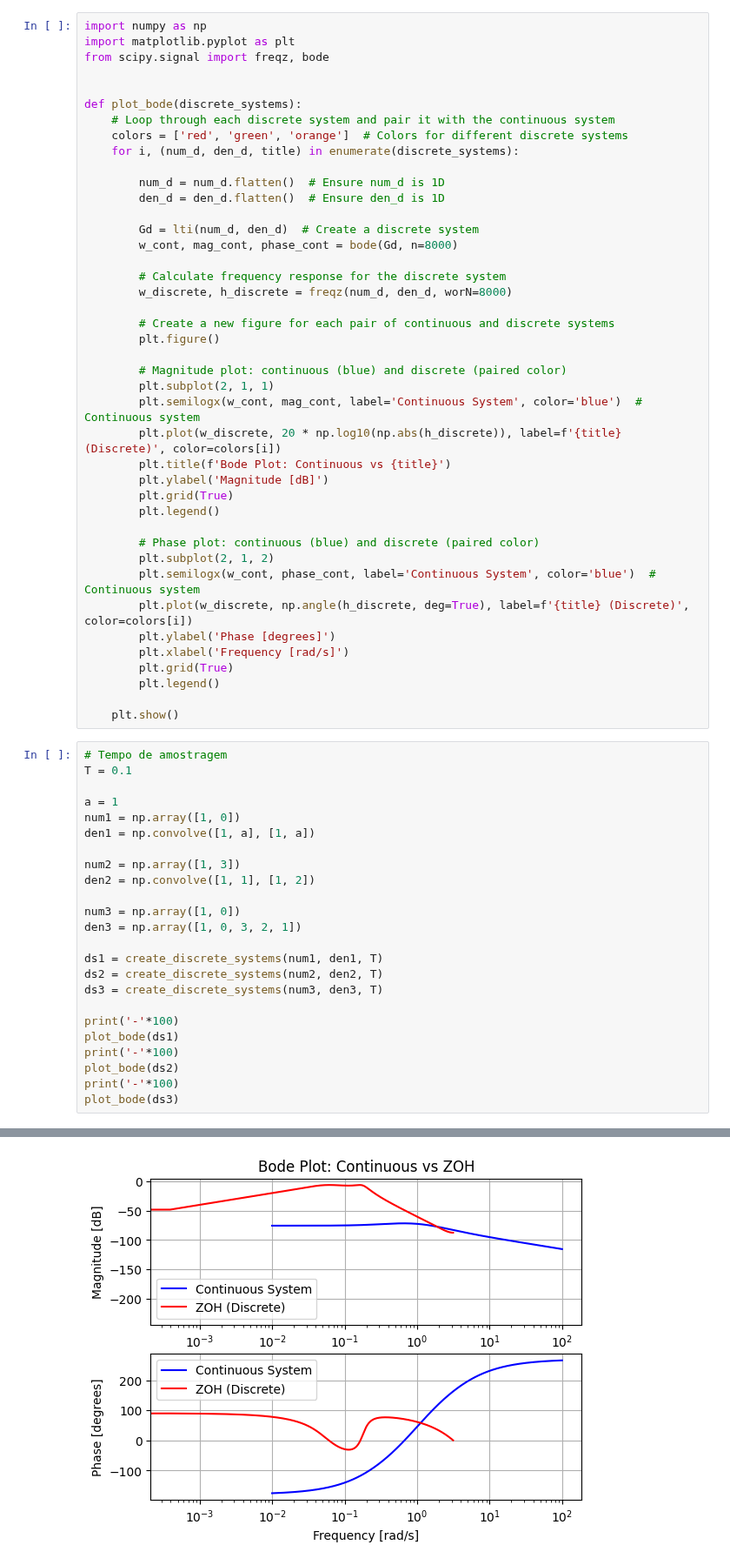
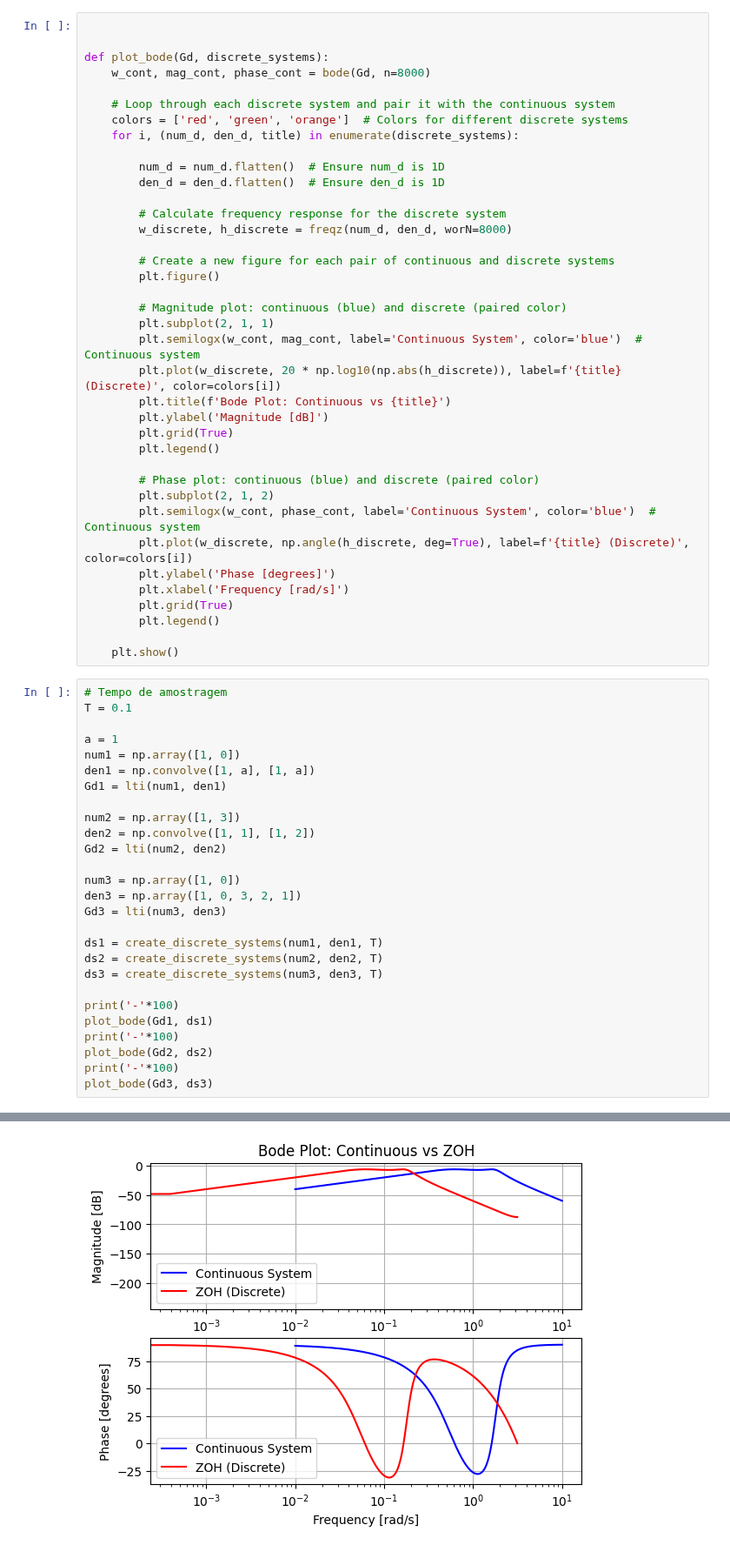
Before and after one commit to SKaiquelima/advanced-control, a Jupyter notebook: DigitalCtrl/Class4/exec4.ipynb, the cells around one changed output, grey strips where cells are left out. Shown at 87% size. Drawn from its saved outputs; the diff is of its cells as text.

```diff
--- a/DigitalCtrl/Class4/exec4.ipynb
+++ b/DigitalCtrl/Class4/exec4.ipynb
@@ -77,21 +78,17 @@ def create_discrete_systems(num, den, T):
 
     return discrete_systems
 # %%
-import numpy as np
-import matplotlib.pyplot as plt
-from scipy.signal import freqz, bode
 
 
-def plot_bode(discrete_systems):
+def plot_bode(Gd, discrete_systems):
+    w_cont, mag_cont, phase_cont = bode(Gd, n=8000)
+
     # Loop through each discrete system and pair it with the continuous system
     colors = ['red', 'green', 'orange']  # Colors for different discrete systems
     for i, (num_d, den_d, title) in enumerate(discrete_systems):
 
         num_d = num_d.flatten()  # Ensure num_d is 1D
         den_d = den_d.flatten()  # Ensure den_d is 1D
-
-        Gd = lti(num_d, den_d)  # Create a discrete system
-        w_cont, mag_cont, phase_cont = bode(Gd, n=8000)
 
         # Calculate frequency response for the discrete system
         w_discrete, h_discrete = freqz(num_d, den_d, worN=8000)
@@ -125,22 +122,25 @@ T = 0.1
 a = 1
 num1 = np.array([1, 0])
 den1 = np.convolve([1, a], [1, a])
+Gd1 = lti(num1, den1)
 
 num2 = np.array([1, 3])
 den2 = np.convolve([1, 1], [1, 2])
+Gd2 = lti(num2, den2)
 
 num3 = np.array([1, 0])
 den3 = np.array([1, 0, 3, 2, 1])
+Gd3 = lti(num3, den3)
 
 ds1 = create_discrete_systems(num1, den1, T)
 ds2 = create_discrete_systems(num2, den2, T)
 ds3 = create_discrete_systems(num3, den3, T)
 
 print('-'*100)
-plot_bode(ds1)
+plot_bode(Gd1, ds1)
 print('-'*100)
-plot_bode(ds2)
+plot_bode(Gd2, ds2)
 print('-'*100)
-plot_bode(ds3)
+plot_bode(Gd3, ds3)
 # %% [output]
 ----------------------------------------------------------------------------------------------------
@@ -154,2 +154,2 @@ plot_bode(ds3)
 ----------------------------------------------------------------------------------------------------
-[figure, old version]
+[figure, new version]
```
Also changed, not shown: parts of 2 cells of this notebook.
